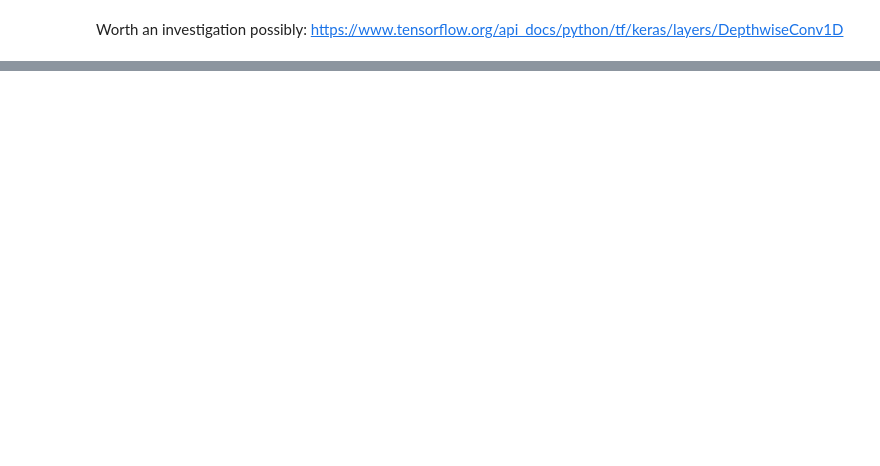
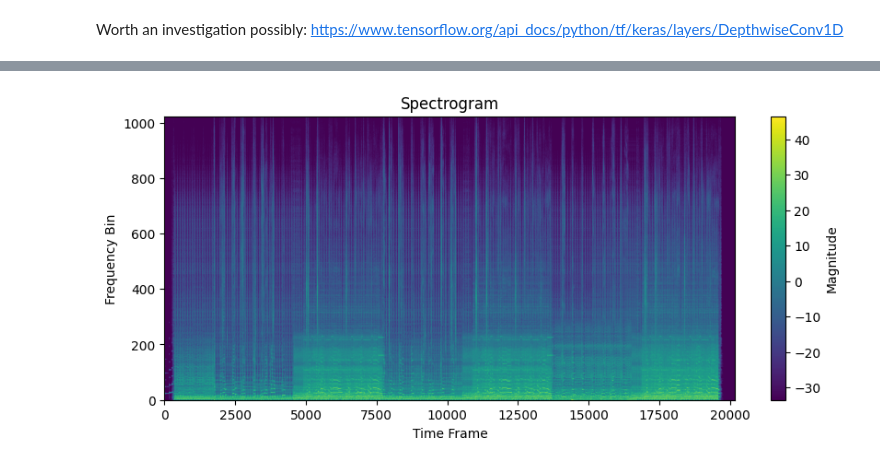
Before and after one commit to Brotherswords/DeepLearning_Project, a Jupyter notebook: CSCI4931_WUN.ipynb, the cells around one changed output, grey strips where cells are left out. Cells and saved outputs as stored; diff of their text form; code cells hidden in the pictures; blank space fills up the shorter version.

```diff
--- a/CSCI4931_WUN.ipynb
+++ b/CSCI4931_WUN.ipynb
@@ -249,0 +532,15 @@ Worth an investigation possibly: https://www.tensorflow.org/api_docs/python/tf/k
+# %%
+import matplotlib.pyplot as plt
+
+# Assuming spectrograms_mixtures is a list of spectrogram numpy arrays
+spectrogram = spect_mixtures_map["050"]
+
+plt.figure(figsize=(10, 4))
+plt.imshow(spectrogram, aspect='auto', origin='lower')
+plt.title('Spectrogram')
+plt.ylabel('Frequency Bin')
+plt.xlabel('Time Frame')
+plt.colorbar(label='Magnitude')
+plt.show()
+# %% [output]
+[figure, added]
```
Also changed, not shown: parts of 18 cells of this notebook.
